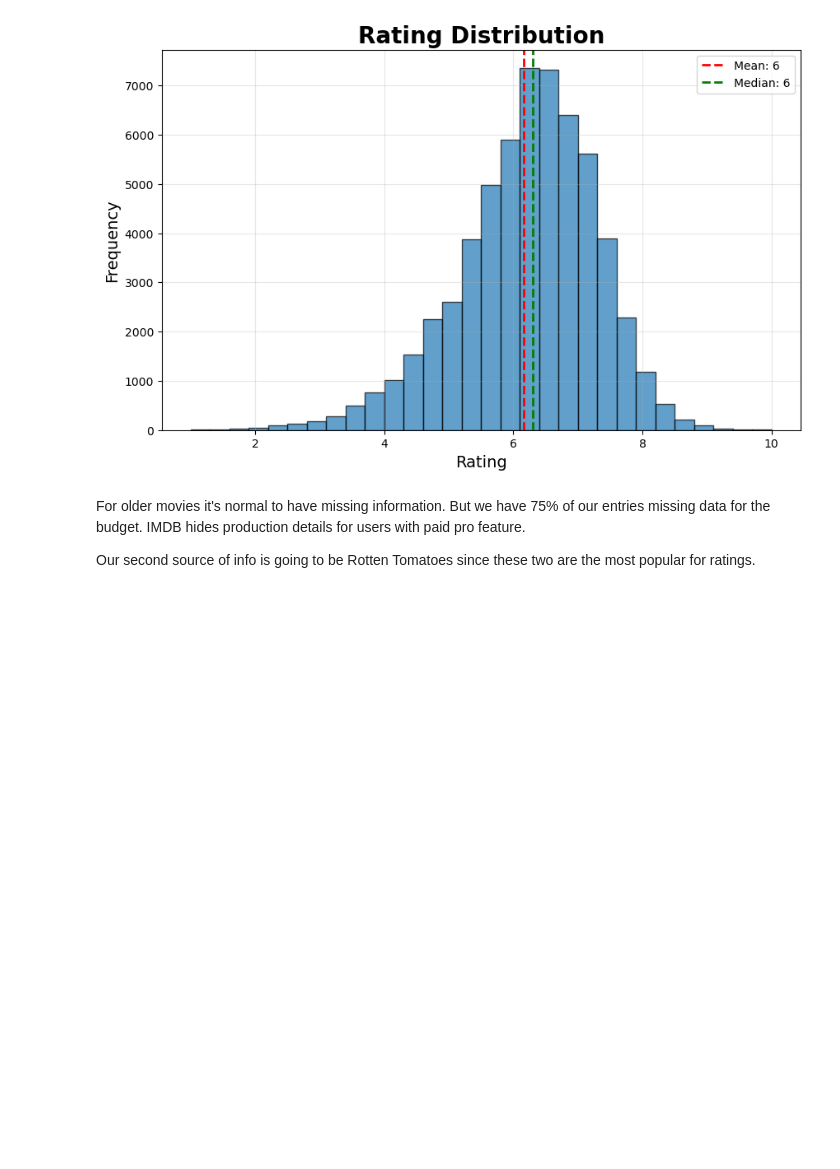
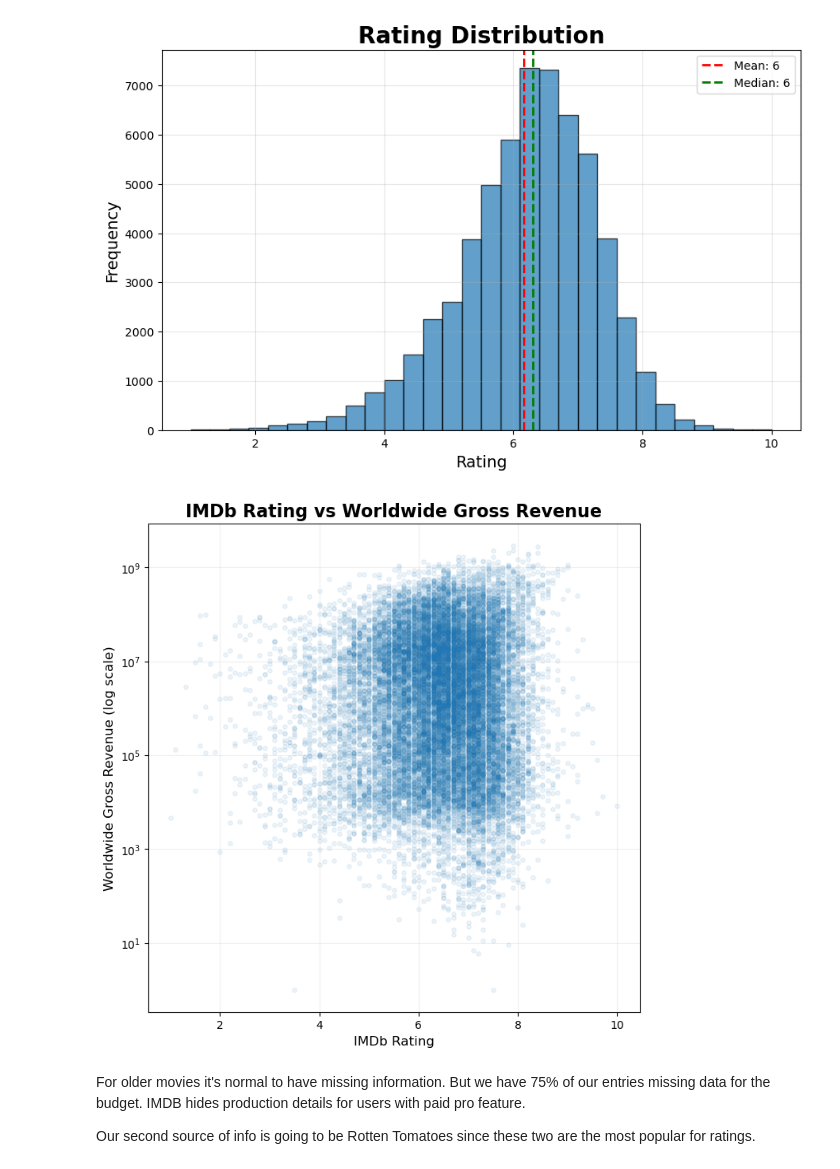
Before and after one commit to violina-www/data_science_26_project, a Jupyter notebook: Movies_Project.ipynb, the cells around one changed output. Drawn from its saved outputs; the diff is of its cells as text; code cells hidden in the pictures; blank space fills up the shorter version.

Commit message:
More visualizations

```diff
--- a/Movies_Project.ipynb
+++ b/Movies_Project.ipynb
@@ -327,6 +343,30 @@ plt.legend()
 plt.show()
 # %% [output]
 [figure]
+# %%
+plt.figure(figsize=(8,8))
+
+plt.scatter(
+    movies_data['rating'],
+    movies_data['gross_worldwide'],
+    alpha=0.08,
+    s=15
+)
+
+plt.yscale('log')
+
+plt.title('IMDb Rating vs Worldwide Gross Revenue',
+          fontsize=16,
+          fontweight='bold')
+
+plt.xlabel('IMDb Rating', fontsize=12)
+plt.ylabel('Worldwide Gross Revenue (log scale)', fontsize=12)
+
+plt.grid(alpha=0.2)
+
+plt.show()
+# %% [output]
+[figure, added]
 # %% [markdown]
 For older movies it's normal to have missing information. But we have 75% of our entries missing data for the budget.
 IMDB hides production details for users with paid pro feature.
```
Also changed, not shown: parts of 7 cells of this notebook.
